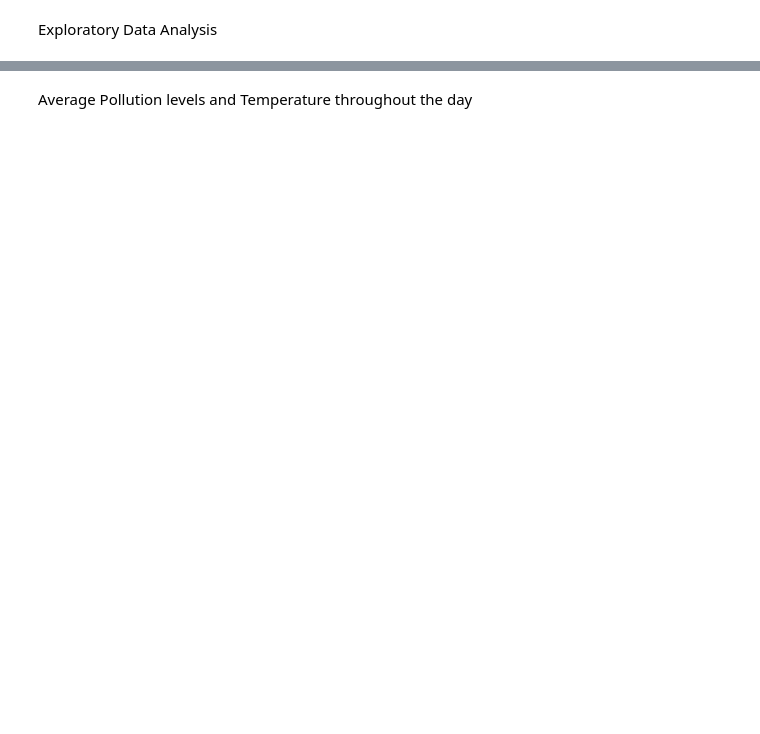
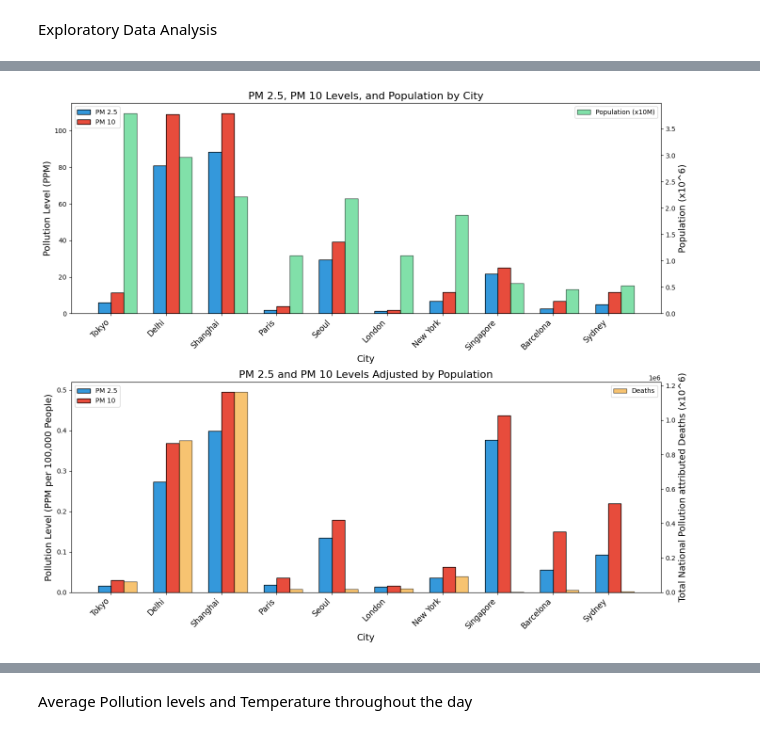
Before and after one commit to GurpreetSDeol/Public-Health-and-Air-Quality-Impact-Analysis-via-ETL-Data-Pipeline, a Jupyter notebook: Analysis.ipynb, the cells around one changed output, grey strips where cells are left out. Cells and saved outputs as stored; diff of their text form; code cells hidden in the pictures; blank space fills up the shorter version.

```diff
--- a/Analysis.ipynb
+++ b/Analysis.ipynb
@@ -115,6 +142,6 @@ Going forward, I will separate the dataset into two parts. One dataset will incl
 # %%
 # Define the population ranges (bins) and corresponding labels (bands) and use pd.cut to create the population_band column
-bins = [1000000, 5000000, 10000000, 15000000, 20000000, 25000000, 30000000, 35000000, 400000000]
+bins = [0, 5000000, 10000000, 15000000, 20000000, 25000000, 30000000, 35000000, 400000000]
 labels = [1, 2, 3, 4, 5, 6, 7, 8]
 Cities_df['population_band'] = pd.cut(Cities_df['population'], bins=bins, labels=labels, right=False)
 
@@ -125,12 +152,8 @@ Cities_df['continent'] = Cities_df['country'].apply(get_continent_code)
 
 
 #Assign a categorical value for continets for groupby
-continent_mapping = {'AF': 1, 'AS': 2,  'EU': 3,   'NA': 4,  'SA': 5  }
+continent_mapping = { 'AS': 1,  'EU': 2,   'NA': 3 , 'OC':4}
 Cities_df['continent_num'] = Cities_df['continent'].map(continent_mapping)
 Cities_df['continent_num'] = Cities_df['continent_num'].astype('category')
 
 new_merged_df = merged_df.merge(Cities_df, how='inner', left_on=['city_id'], right_on=['city_id'])
-
-#Create two new dateframes
-df_outliers = new_merged_df[new_merged_df['city_id'].isin(outlier_indices)]
-df_wo_outliers = new_merged_df[~new_merged_df['city_id'].isin(outlier_indices)]
@@ -172,0 +164,80 @@ Poluution vs Population and Continet
+# %%
+cities_name_and_id = dict(zip(Cities_df['city_id'], Cities_df['city_name']))
+
+# Group by city and calculate mean
+groupby_city = new_merged_df.select_dtypes(exclude=['object', 'datetime', 'bool'])
+groupby_city = groupby_city.drop(columns=['continent_num', 'population_band'])
+groupby_city = groupby_city.groupby('city_id', observed=False).mean().reset_index()
+
+plot_who_data = who_data[(who_data['sex']=='Both sexes') & (who_data['cause']=='Total')]
+groupby_city = groupby_city.merge(plot_who_data,how='inner', on='city_id')
+# %%
+# Create subplots
+fig1, ax1 = plt.subplots(2, 1, figsize=(14, 12))
+
+x1 = groupby_city['city_id']
+y1 = groupby_city['pm2_5']
+y2 = groupby_city['pm10']
+y3 = groupby_city['population']
+
+# Extract city names using city_id and map to city_name
+x_labels = [cities_name_and_id[num] for num in x1]
+
+# Increase spacing between x-ticks
+X_axis = np.arange(len(x1)) * 1.5
+width = 0.35  # Bar width
+
+# Plot PM 2.5 and PM 10 bars for the first plot
+bar1 = ax1[0].bar(X_axis - width / 2, y1, width=width, label='PM 2.5', color='#3498db', edgecolor='black')
+bar2 = ax1[0].bar(X_axis + width / 2, y2, width=width, label='PM 10', color='#e74c3c', edgecolor='black')
+
+# Create a second y-axis for population
+ax2 = ax1[0].twinx()
+bar3 = ax2.bar(X_axis + width * 1.5, y3 / 10000000, width=width, label='Population (x10M)', color='#2ecc71', edgecolor='black', alpha=0.6)
+
+# Set title and labels for the first plot
+ax1[0].set_title('PM 2.5, PM 10 Levels, and Population by City', fontsize=16)
+ax1[0].set_xlabel('City', fontsize=14)
+ax1[0].set_ylabel('Pollution Level (PPM)', fontsize=14)
+
+ax2.set_ylabel('Population (x10^6)', fontsize=14)
+
+# Set x-ticks and labels for both axes
+ax1[0].set_xticks(X_axis)
+ax1[0].set_xticklabels(x_labels, rotation=45, ha='right', fontsize=12)
+
+# Add legends for both axes
+ax1[0].legend([bar1, bar2], ['PM 2.5', 'PM 10'], loc='upper left')
+ax2.legend([bar3], ['Population (x10M)'], loc='upper right')
+
+# Second plot: PM 2.5, PM 10 levels adjusted by population
+y1_2 = groupby_city['pm2_5'] * (100000 / groupby_city['population'])
+y2_2 = groupby_city['pm10'] * (100000 / groupby_city['population'])
+y3_2 = groupby_city['deaths']
+
+# Plot PM 2.5 and PM 10 bars for the second plot
+bar4 = ax1[1].bar(X_axis - width / 2, y1_2, width=width, label='PM 2.5', color='#3498db', edgecolor='black')
+bar5 = ax1[1].bar(X_axis + width / 2, y2_2, width=width, label='PM 10', color='#e74c3c', edgecolor='black')
+
+# Create a second y-axis for deaths
+ax2_1 = ax1[1].twinx()
+bar6 = ax2_1.bar(X_axis + width * 1.5, y3_2, width=width, label='Total National Pollution attributed Deaths', color='#f39c12', edgecolor='black', alpha=0.6)
+
+# Set title and labels for the second subplot
+ax1[1].set_title('PM 2.5 and PM 10 Levels Adjusted by Population', fontsize=16)
+ax1[1].set_xlabel('City', fontsize=14)
+ax1[1].set_ylabel('Pollution Level (PPM per 100,000 People)', fontsize=14)
+
+ax1[1].set_xticks(X_axis)
+ax1[1].set_xticklabels(x_labels, rotation=45, ha='right', fontsize=12)
+ax2_1.set_ylabel('Total National Pollution attributed Deaths (x10^6)', fontsize=14)
+
+# Add legends for the second plot
+ax1[1].legend([bar4, bar5], ['PM 2.5', 'PM 10'], loc='upper left')
+ax2_1.legend([bar6], ['Deaths'], loc='upper right')
+
+# Adjust layout for better visualization
+plt.tight_layout()
+plt.show()
+# %% [output]
+[figure, added]
```
Also changed, not shown: parts of 20 cells of this notebook, 5 other files.
